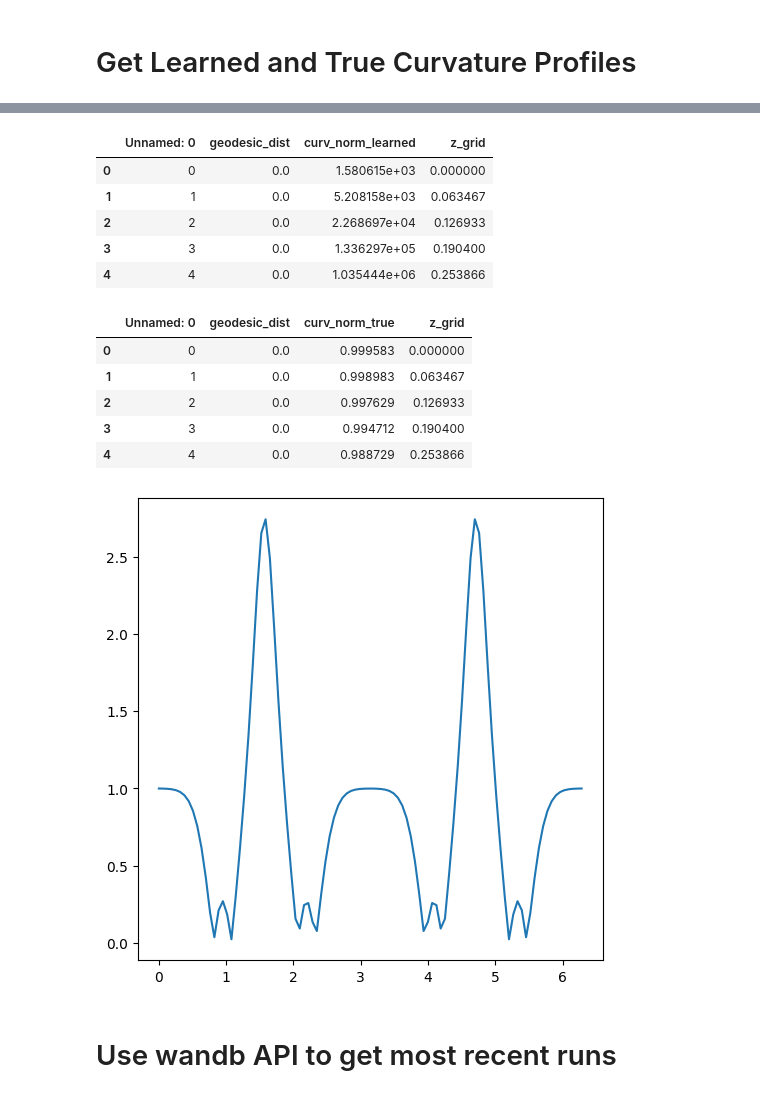
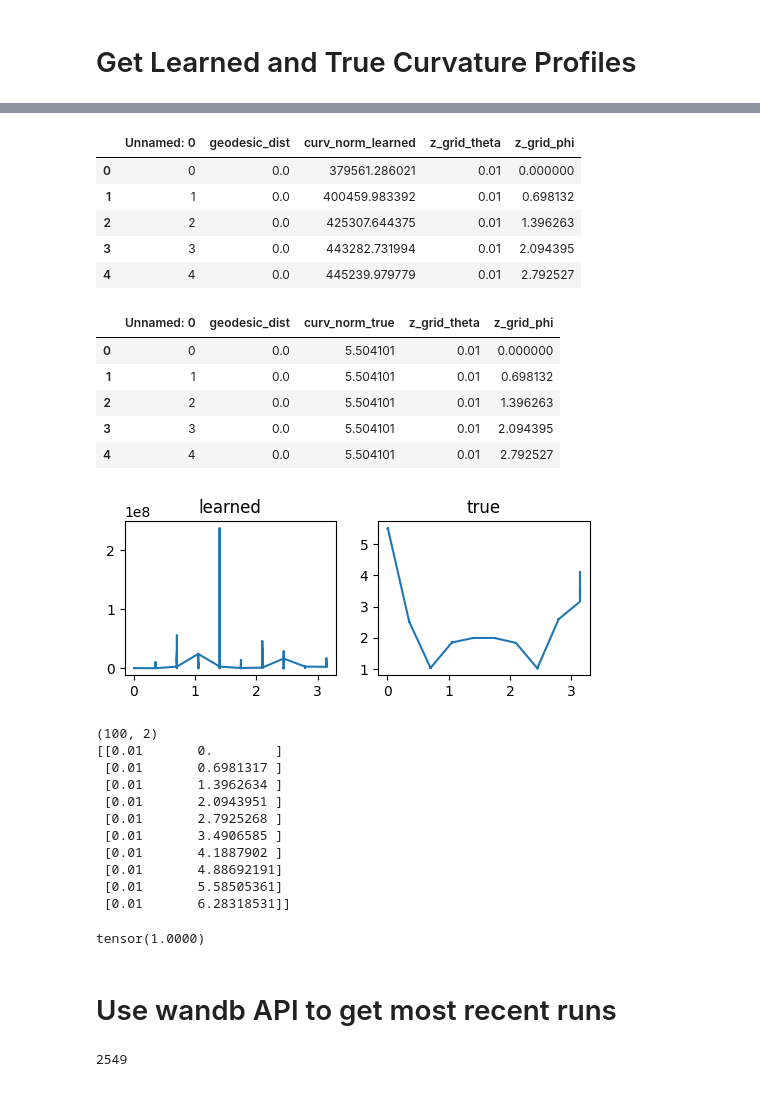
Before and after one commit to geometric-intelligence/neurometry, a Jupyter notebook: neuralgeom/notebooks/05_evaluate_curvature_estimation.ipynb, the cells around one changed output, grey strips where cells are left out. Saved outputs shown, nothing was run; the diff lists cells and outputs as text; code cells hidden in the pictures.

Commit message:
Add plot with curvature estimations

```diff
--- a/neuralgeom/notebooks/05_evaluate_curvature_estimation.ipynb
+++ b/neuralgeom/notebooks/05_evaluate_curvature_estimation.ipynb
@@ -281,4 +245,4 @@ def curvature_profiles_from_run_id(run_id):
 # %%
-run_id = "37044f7d"
-config = config_from_run_id(run_id)
-learned_profile, true_profile = curvature_profiles_from_run_id(run_id)
+run_id = "354e4bdc"
+config = load_runs.config_from_run_id(run_id)
+learned_profile, true_profile = load_runs.curvature_profiles_from_run_id(run_id, config)
@@ -289,28 +249,55 @@ Found: run_37044f7d_s1_synthetic_noise_var_0.01_embedding_dim_3_curv_norm_true_p
 # %%
 learned_profile.head()
 # %% [output]
-|  | Unnamed: 0 | geodesic_dist | curv_norm_learned | z_grid |
-| 0 | 0 | 0.0 | 1.580615e+03 | 0.000000 |
-| 1 | 1 | 0.0 | 5.208158e+03 | 0.063467 |
-| 2 | 2 | 0.0 | 2.268697e+04 | 0.126933 |
-| 3 | 3 | 0.0 | 1.336297e+05 | 0.190400 |
-| 4 | 4 | 0.0 | 1.035444e+06 | 0.253866 |
+|  | Unnamed: 0 | geodesic_dist | curv_norm_learned | z_grid_theta | z_grid_phi |
+| 0 | 0 | 0.0 | 379561.286021 | 0.01 | 0.000000 |
+| 1 | 1 | 0.0 | 400459.983392 | 0.01 | 0.698132 |
+| 2 | 2 | 0.0 | 425307.644375 | 0.01 | 1.396263 |
+| 3 | 3 | 0.0 | 443282.731994 | 0.01 | 2.094395 |
+| 4 | 4 | 0.0 | 445239.979779 | 0.01 | 2.792527 |
 # %%
 true_profile.head()
 # %% [output]
-|  | Unnamed: 0 | geodesic_dist | curv_norm_true | z_grid |
-| 0 | 0 | 0.0 | 0.999583 | 0.000000 |
-| 1 | 1 | 0.0 | 0.998983 | 0.063467 |
-| 2 | 2 | 0.0 | 0.997629 | 0.126933 |
-| 3 | 3 | 0.0 | 0.994712 | 0.190400 |
-| 4 | 4 | 0.0 | 0.988729 | 0.253866 |
+|  | Unnamed: 0 | geodesic_dist | curv_norm_true | z_grid_theta | z_grid_phi |
+| 0 | 0 | 0.0 | 5.504101 | 0.01 | 0.000000 |
+| 1 | 1 | 0.0 | 5.504101 | 0.01 | 0.698132 |
+| 2 | 2 | 0.0 | 5.504101 | 0.01 | 1.396263 |
+| 3 | 3 | 0.0 | 5.504101 | 0.01 | 2.094395 |
+| 4 | 4 | 0.0 | 5.504101 | 0.01 | 2.792527 |
 # %%
-fig, axes = plt.subplots(1, 1, figsize=(6, 6))
+fig, axs = plt.subplots(1, 2, figsize=(6, 2))
 
-# axes.plot(learned_profile["z_grid"].values, learned_profile["curv_norm_learned"].values)
-axes.plot(true_profile["z_grid"].values, true_profile["curv_norm_true"].values);
+axs[0].plot(learned_profile["z_grid_theta"], learned_profile["curv_norm_learned"])
+axs[0].set_title("learned")
+axs[1].plot(true_profile["z_grid_theta"], true_profile["curv_norm_true"])
+axs[1].set_title("true");
 # %% [output]
-[figure, old version]
+[figure, new version]
+# %%
+z_grid = np.vstack([true_profile["z_grid_theta"], true_profile["z_grid_phi"]]).T
+print(z_grid.shape)
+print(z_grid[:10])
+
+curvature_error = evaluate.compute_curvature_error(
+    torch.tensor(z_grid),
+    torch.tensor(learned_profile["curv_norm_learned"].values),
+    torch.tensor(true_profile["curv_norm_true"].values),
+    config,
+)
+curvature_error
+# %% [output]
+(100, 2)
+[[0.01       0.        ]
+ [0.01       0.6981317 ]
+ [0.01       1.3962634 ]
+ [0.01       2.0943951 ]
+ [0.01       2.7925268 ]
+ [0.01       3.4906585 ]
+ [0.01       4.1887902 ]
+ [0.01       4.88692191]
+ [0.01       5.58505361]
+ [0.01       6.28318531]]
+tensor(1.0000)
 # %% [markdown]
 # Use wandb API to get most recent runs
 # %%
@@ -334,5 +318,9 @@ for i_run, run in enumerate(runs):
         run_dict.update(config_dict)
         df_list.append(pd.DataFrame(run_dict, index=[i_run]))
 runs_df = pd.concat(df_list)
+# %%
+len(runs_df)
+# %% [output]
+2549
 # %%
 by_to_color = {"noise_var": "orange", "embedding_dim": "darkgreen"}
```
Also changed, not shown: parts of 21 cells of this notebook, 4 other files.
